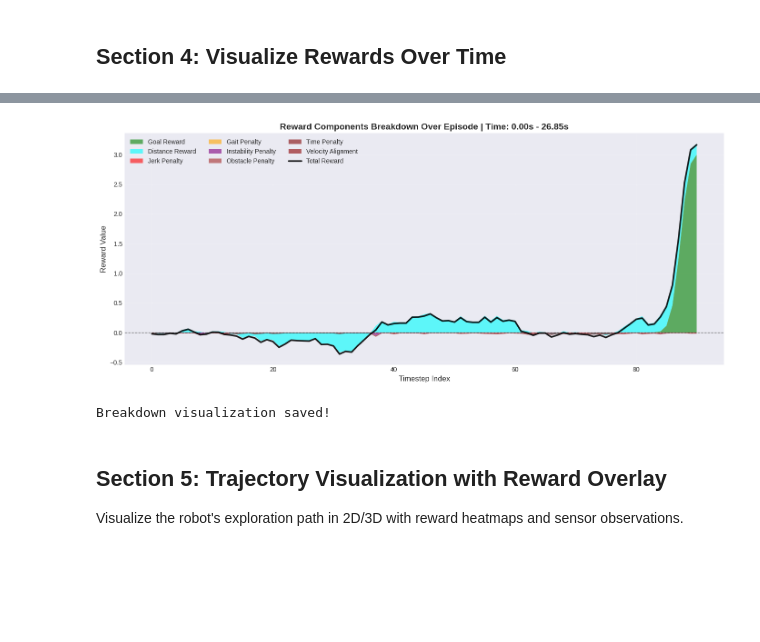
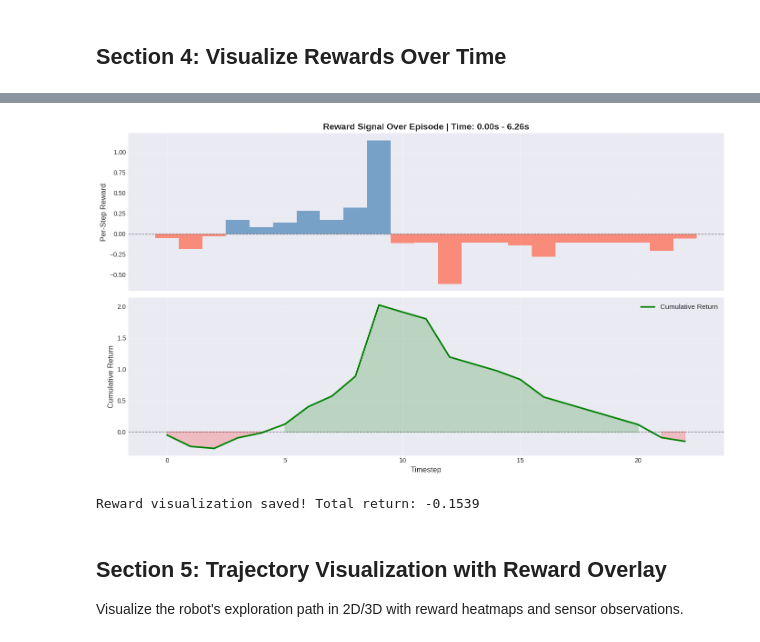
Before and after one commit to mauheems/DreamerV3_On_SPOT_MasterThesis, a Jupyter notebook: dreamer_SPOT_implementation/notebooks/reward_computation.ipynb, the cells around one changed output, grey strips where cells are left out. Saved outputs shown, nothing was run; the diff lists cells and outputs as text; code cells hidden in the pictures; blank space fills up the shorter version.

Commit message:
notebooks work again with python3.10 same as container. checkpoint for everything

```diff
--- a/dreamer_SPOT_implementation/notebooks/reward_computation.ipynb
+++ b/dreamer_SPOT_implementation/notebooks/reward_computation.ipynb
@@ -689,7 +509,7 @@ RewardComputer class defined!
 Select a specific timestep to visualize terrain map and camera image at that exact moment.
 # %%
         # ===== TIMESTEP SELECTOR - Edit this variable to view any timestep =====
-        selected_timestep = 88  # Change this to any valid timestep (0 to n_steps-1)
+        selected_timestep = 15  # Change this to any valid timestep (0 to n_steps-1)
         # =========================================================================
 
         if episode_data and n_steps > 0:
@@ -1311,49 +1013,44 @@ Valid (non-NaN, non-Inf) cells: 372736 / 372736
 ======================================================================
 # %%
-if episode_data and n_steps > 0:
-    timesteps = np.arange(len(timestamps_trimmed))
-    time_range = f"Time: {timestamps_trimmed[0]:.2f}s - {timestamps_trimmed[-1]:.2f}s"
+# Section 4: Reward Over Time Visualization
+if episode_data and rewards is not None:
+    timesteps = np.arange(n_steps)
+    cumulative_reward = np.cumsum(rewards)
+    time_range = f"Time: {timestamps[0]:.2f}s - {timestamps[-1]:.2f}s"
 
-    fig, ax = plt.subplots(figsize=(14, 6))
+    fig, axes = plt.subplots(2, 1, figsize=(14, 8), sharex=True)
 
-    # Separate positive and negative rewards for better visualization
-    ax.stackplot(timesteps,
-                goal_rewards,
-                distance_rewards,
-                labels=['Goal Reward', 'Distance Reward'],
-                colors=['green', 'cyan'],
-                alpha=0.6)
-
-    ax.stackplot(timesteps,
-                jerk_penalties,
-                gait_penalties,
-                instability_penalties,
-                obstacle_penalties,
-                time_penalties,
-                velocity_alignment_penalties,
-                labels=['Jerk Penalty', 'Gait Penalty', 'Instability Penalty', 'Obstacle Penalty', 'Time Penalty', 'Velocity Alignment'],
-                colors=['red', 'orange', 'purple', 'brown', 'maroon', 'darkred'],
-                alpha=0.6)
-
-    ax.plot(timesteps, total_rewards, 'k-', linewidth=2.5, label='Total Reward', alpha=0.9)
+    # Top: per-step reward
+    ax = axes[0]
+    ax.bar(timesteps, rewards, color=np.where(rewards >= 0, 'steelblue', 'tomato'), alpha=0.7, width=1.0)
     ax.axhline(y=0, color='black', linestyle='--', linewidth=1, alpha=0.5)
-    ax.set_xlabel('Timestep Index', fontsize=12)
-    ax.set_ylabel('Reward Value', fontsize=12)
-    ax.set_title(f'Reward Components Breakdown Over Episode | {time_range}', fontsize=14, fontweight='bold')
-    ax.legend(loc='best', fontsize=10, ncol=3)
+    ax.set_ylabel('Per-Step Reward', fontsize=12)
+    ax.set_title(f'Reward Signal Over Episode | {time_range}', fontsize=14, fontweight='bold')
     ax.grid(True, alpha=0.3)
 
+    # Bottom: cumulative reward
+    ax2 = axes[1]
+    ax2.plot(timesteps, cumulative_reward, 'g-', linewidth=2.5, label='Cumulative Return')
+    ax2.axhline(y=0, color='black', linestyle='--', linewidth=1, alpha=0.5)
+    ax2.fill_between(timesteps, 0, cumulative_reward,
+                     where=cumulative_reward >= 0, alpha=0.2, color='green')
+    ax2.fill_between(timesteps, 0, cumulative_reward,
+                     where=cumulative_reward < 0, alpha=0.2, color='red')
+    ax2.set_xlabel('Timestep', fontsize=12)
+    ax2.set_ylabel('Cumulative Return', fontsize=12)
+    ax2.legend(fontsize=11)
+    ax2.grid(True, alpha=0.3)
+
     plt.tight_layout()
-    plt.savefig('/home/maurits-heemskerk/Documents/Uni/Master_Thesis/dreamer_SPOT_implementation/notebooks/reward_breakdown.png',
+    plt.savefig('/home/maurits-heemskerk/Documents/Uni/Master_Thesis/dreamer_SPOT_implementation/notebooks/reward_over_time.png',
                 dpi=150, bbox_inches='tight')
     plt.show()
-
-    print("Breakdown visualization saved!")
+    print(f"Reward visualization saved! Total return: {cumulative_reward[-1]:.4f}")
 else:
-    print("Cannot visualize: no episode data available")
+    print("No rewards available - run cell 7 and 14 first")
 # %% [output]
-[figure, old version]
+[figure, new version]
-Breakdown visualization saved!
+Reward visualization saved! Total return: -0.1539
 # %% [markdown]
 ## Section 5: Trajectory Visualization with Reward Overlay
 
```
Also changed, not shown: parts of 15 cells of this notebook, 27 other files.
